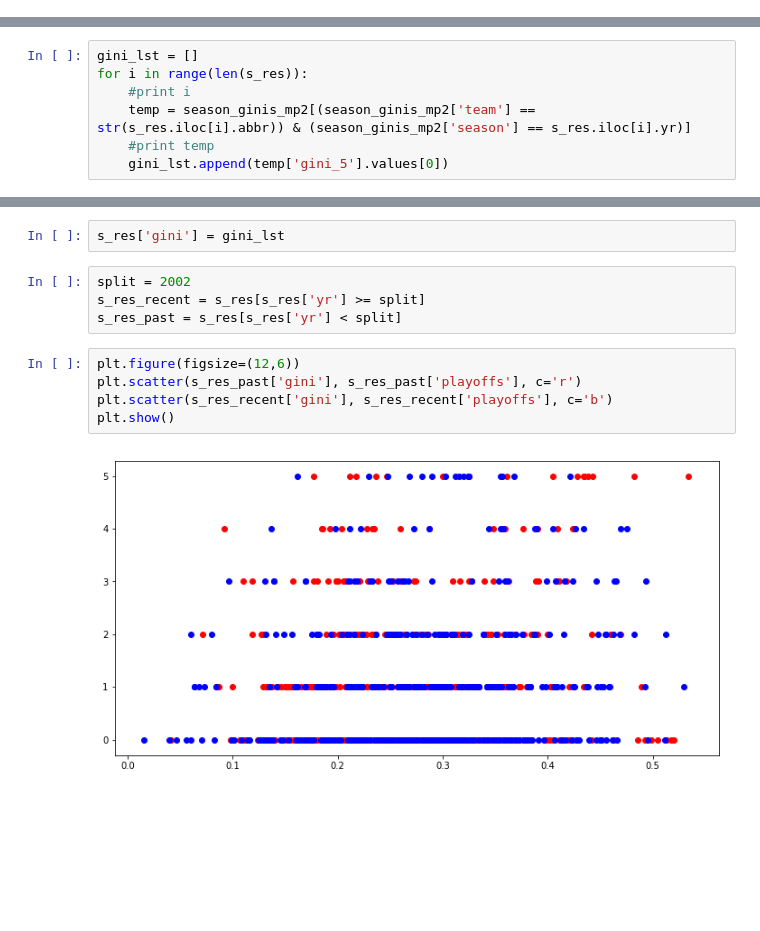
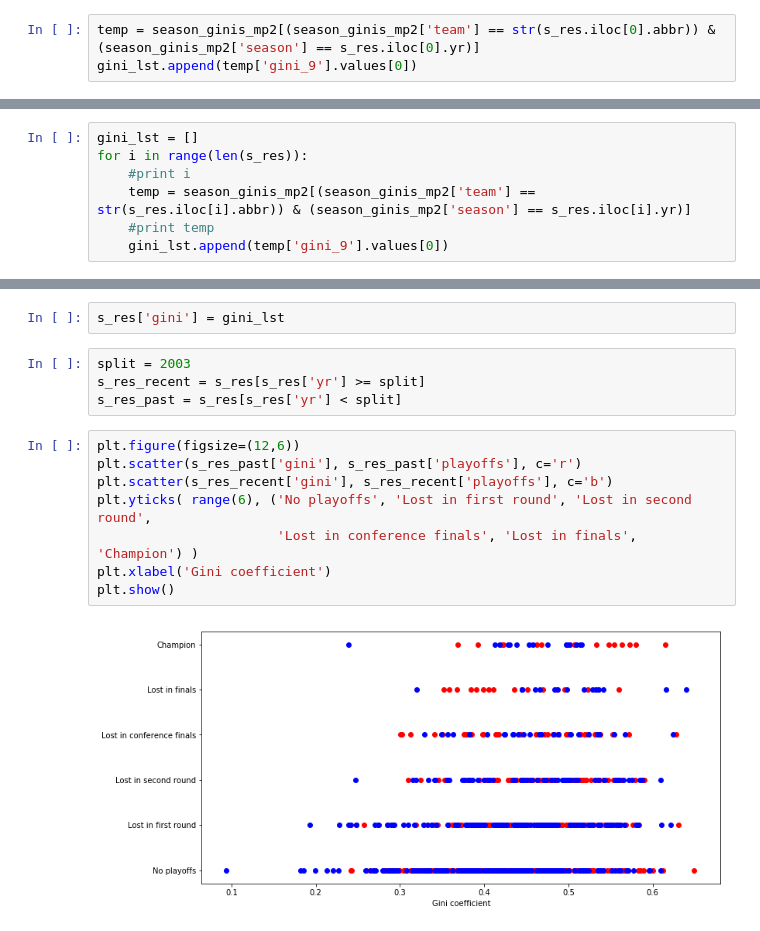
Before and after one commit to dalpert/thesis, a Jupyter notebook: thesis_season_data_scrape.ipynb, the cells around one changed output, grey strips where cells are left out. Drawn from its saved outputs; the diff is of its cells as text; blank space fills up the shorter version.

```diff
--- a/thesis_season_data_scrape.ipynb
+++ b/thesis_season_data_scrape.ipynb
@@ -421,0 +447,3 @@ temp[var].values[0]
+# %%
+temp = season_ginis_mp2[(season_ginis_mp2['team'] == str(s_res.iloc[0].abbr)) & (season_ginis_mp2['season'] == s_res.iloc[0].yr)]
+gini_lst.append(temp['gini_9'].values[0])
@@ -425,4 +462,4 @@ for i in range(len(s_res)):
     #print i
     temp = season_ginis_mp2[(season_ginis_mp2['team'] == str(s_res.iloc[i].abbr)) & (season_ginis_mp2['season'] == s_res.iloc[i].yr)]
     #print temp
-    gini_lst.append(temp['gini_5'].values[0])
+    gini_lst.append(temp['gini_9'].values[0])
@@ -447,13 +473,16 @@ for i in range(len(s_res)):
 # %%
 s_res['gini'] = gini_lst
 # %%
-split = 2002
+split = 2003
 s_res_recent = s_res[s_res['yr'] >= split]
 s_res_past = s_res[s_res['yr'] < split]
 # %%
 plt.figure(figsize=(12,6))
 plt.scatter(s_res_past['gini'], s_res_past['playoffs'], c='r')
 plt.scatter(s_res_recent['gini'], s_res_recent['playoffs'], c='b')
+plt.yticks( range(6), ('No playoffs', 'Lost in first round', 'Lost in second round',
+                       'Lost in conference finals', 'Lost in finals', 'Champion') )
+plt.xlabel('Gini coefficient')
 plt.show()
 # %% [output]
-[figure, old version]
+[figure, new version]
```
Also changed, not shown: parts of 69 cells of this notebook, 19 other files.
